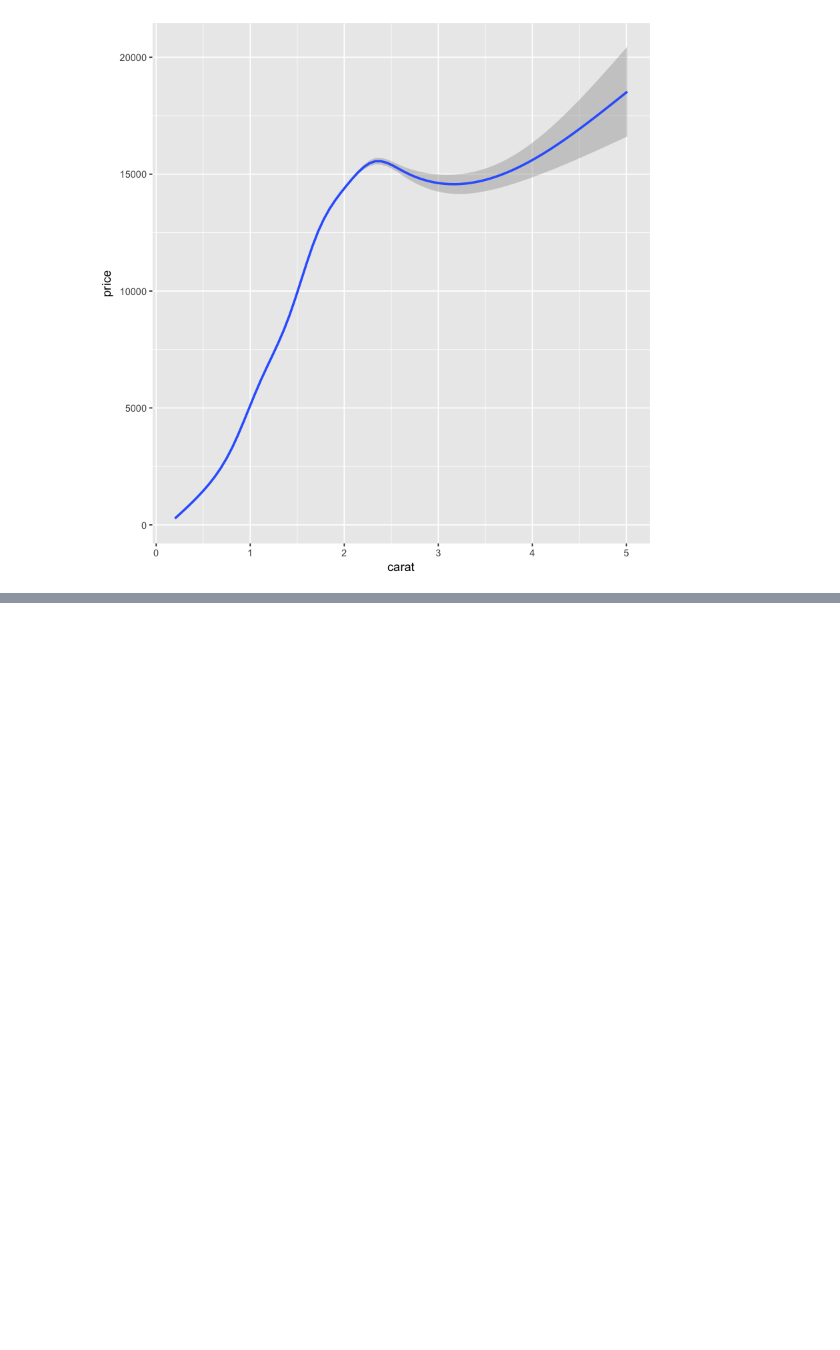
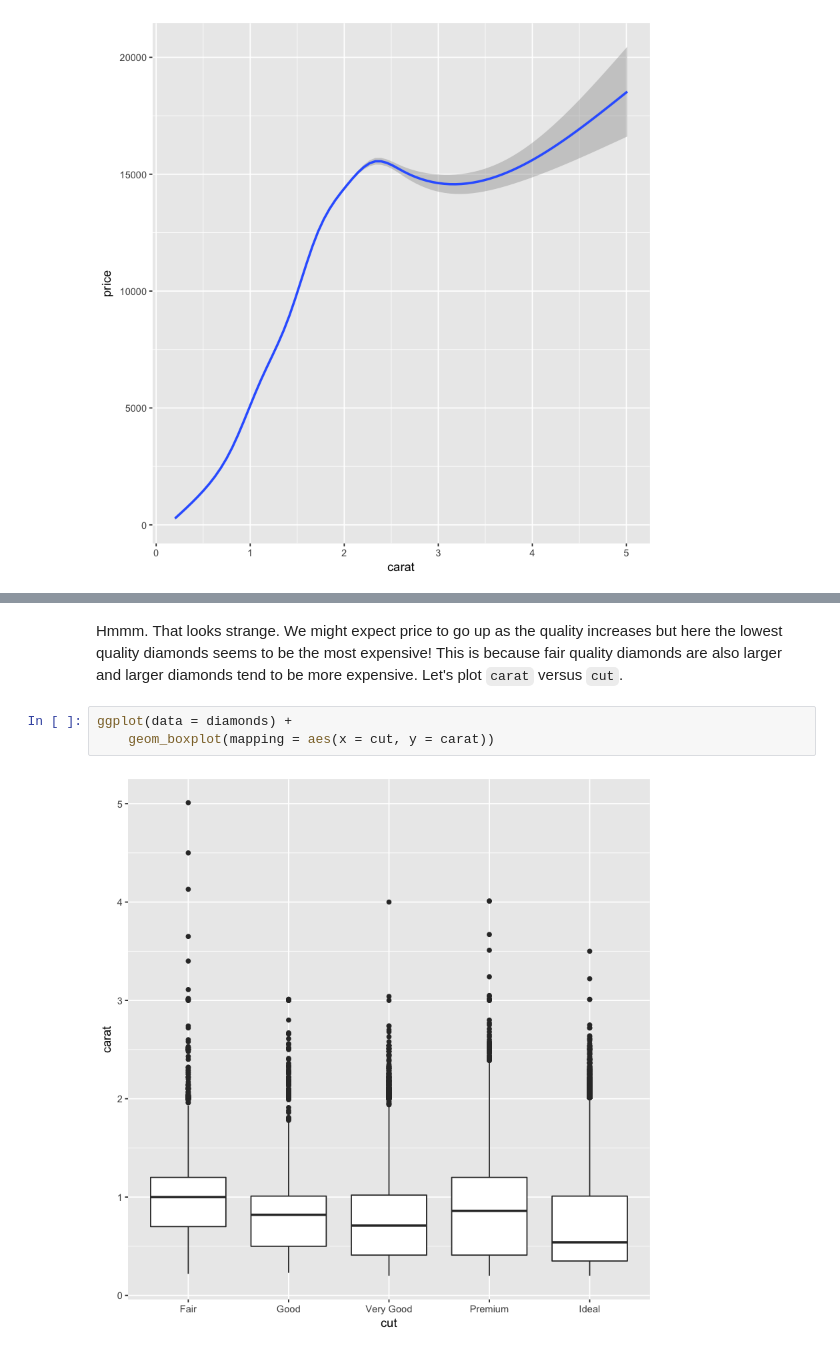
Before and after one commit to ambujtewari/stats306-fall2017, a Jupyter notebook: Lecture00.ipynb, the cells around one changed output, grey strips where cells are left out. Drawn from its saved outputs; the diff is of its cells as text; blank space fills up the shorter version.

```diff
--- a/Lecture00.ipynb
+++ b/Lecture00.ipynb
@@ -201,0 +209,7 @@ ggplot(data = diamonds) +
+# %% [markdown]
+Hmmm. That looks strange. We might expect price to go up as the quality increases but here the lowest quality diamonds seems to be the most expensive! This is because fair quality diamonds are also larger and larger diamonds tend to be more expensive. Let's plot `carat` versus `cut`.
+# %%
+ggplot(data = diamonds) +
+    geom_boxplot(mapping = aes(x = cut, y = carat))
+# %% [output]
+[figure, added]
```
Also changed, not shown: parts of 3 cells of this notebook.
